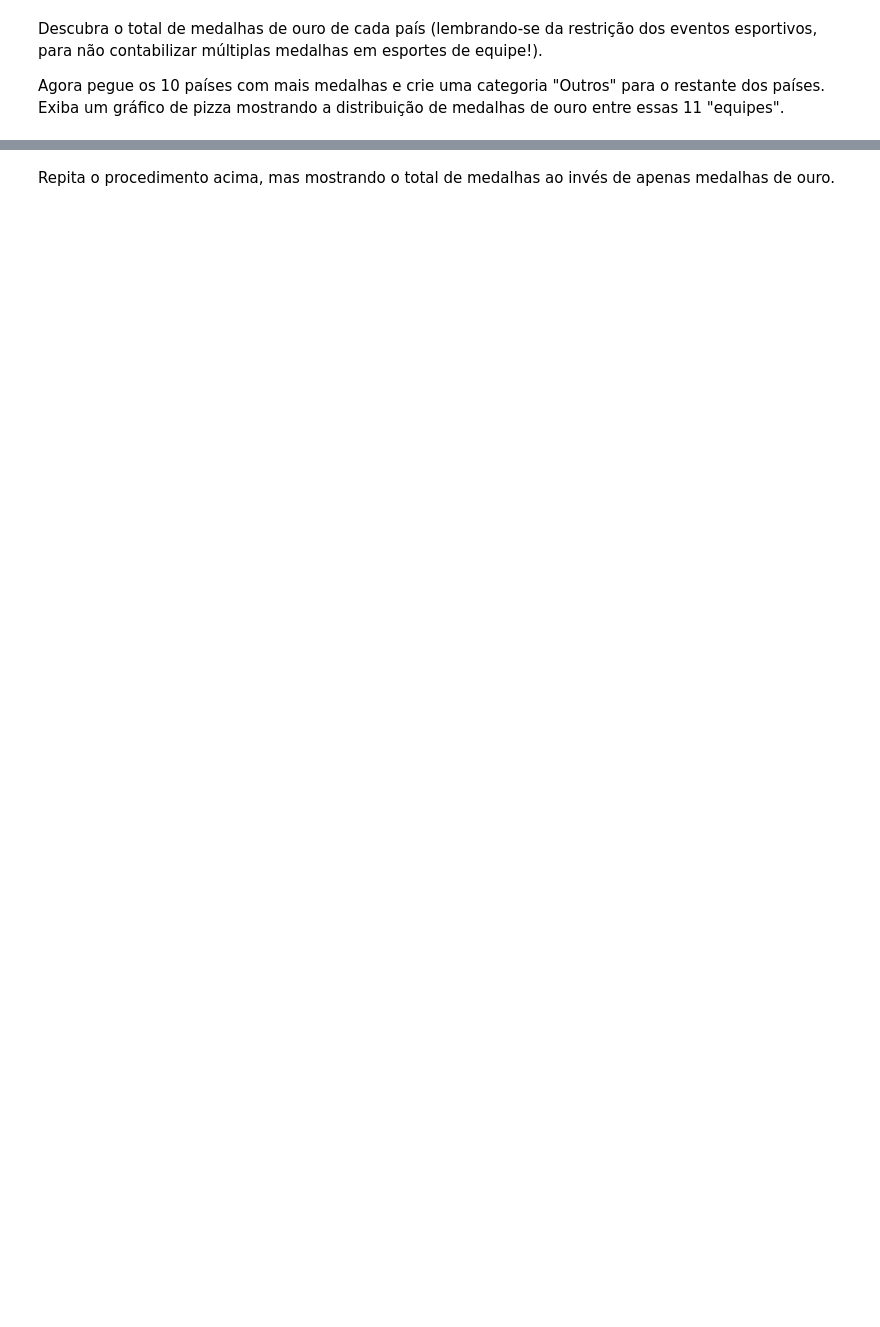
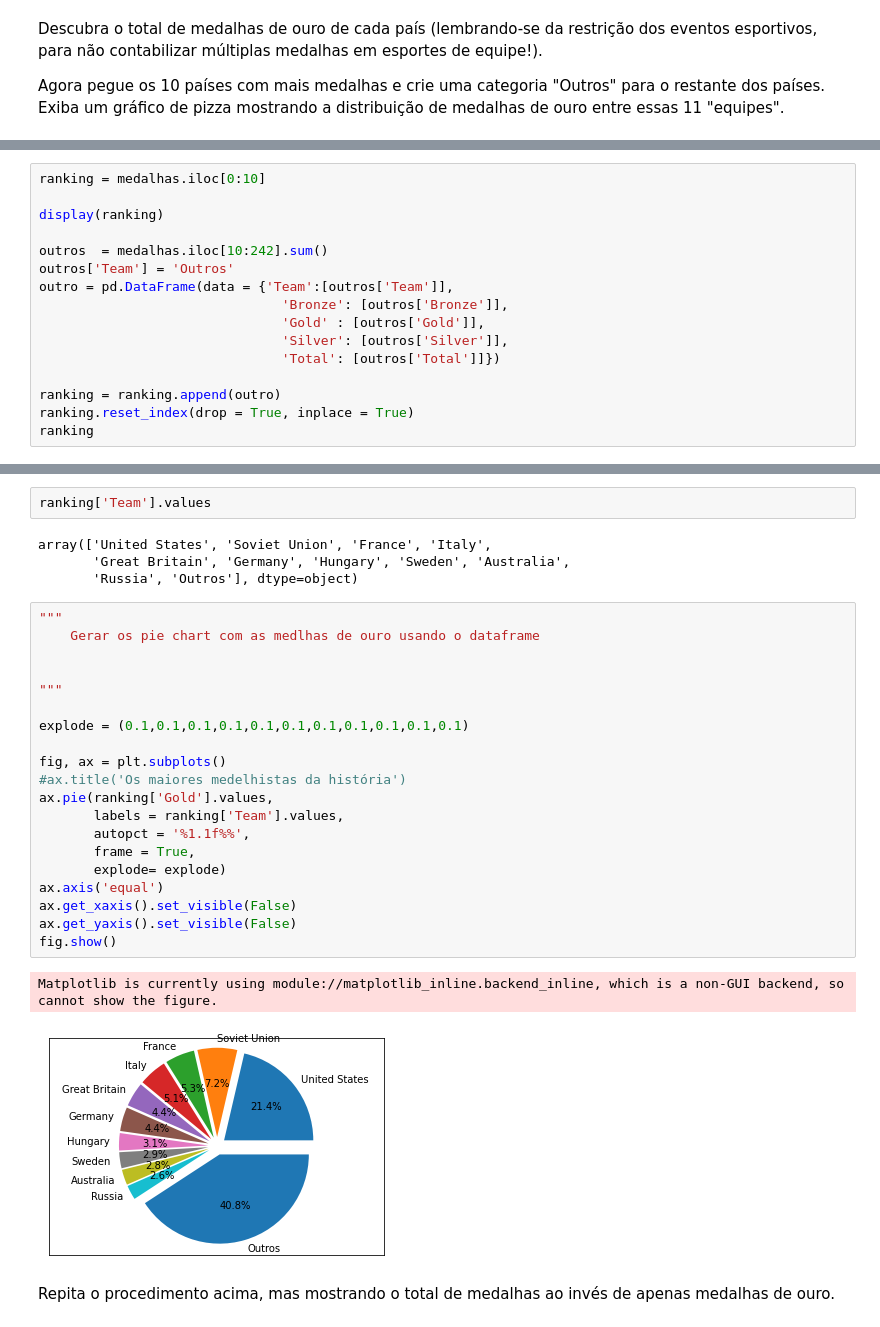
Before and after one commit to VictorBTaveira/Projeto-DataViz, a Jupyter notebook: Projeto_Dataviz.ipynb, the cells around one changed output, grey strips where cells are left out. Cells and saved outputs as stored; diff of their text form; blank space fills up the shorter version.

```diff
--- a/Projeto_Dataviz.ipynb
+++ b/Projeto_Dataviz.ipynb
@@ -579,0 +616,16 @@ Agora pegue os 10 países com mais medalhas e crie uma categoria "Outros" para o
+# %%
+ranking = medalhas.iloc[0:10]
+
+display(ranking)
+
+outros  = medalhas.iloc[10:242].sum()
+outros['Team'] = 'Outros'
+outro = pd.DataFrame(data = {'Team':[outros['Team']],
+                               'Bronze': [outros['Bronze']],
+                               'Gold' : [outros['Gold']],
+                               'Silver': [outros['Silver']],
+                               'Total': [outros['Total']]})
+
+ranking = ranking.append(outro)
+ranking.reset_index(drop = True, inplace = True)
+ranking
@@ -580,2 +658,31 @@ Agora pegue os 10 países com mais medalhas e crie uma categoria "Outros" para o
+# %%
+ranking['Team'].values
+# %% [output]
+array(['United States', 'Soviet Union', 'France', 'Italy',
+       'Great Britain', 'Germany', 'Hungary', 'Sweden', 'Australia',
+       'Russia', 'Outros'], dtype=object)
+# %%
+"""
+    Gerar os pie chart com as medlhas de ouro usando o dataframe
+
+
+"""
+
+explode = (0.1,0.1,0.1,0.1,0.1,0.1,0.1,0.1,0.1,0.1,0.1)
+
+fig, ax = plt.subplots()
+#ax.title('Os maiores medelhistas da história')
+ax.pie(ranking['Gold'].values,
+       labels = ranking['Team'].values,
+       autopct = '%1.1f%%',
+       frame = True,
+       explode= explode)
+ax.axis('equal')
+ax.get_xaxis().set_visible(False)
+ax.get_yaxis().set_visible(False)
+fig.show()
+# %% [output]
+Matplotlib is currently using module://matplotlib_inline.backend_inline, which is a non-GUI backend, so cannot show the figure.
+[figure, added]
 # %% [markdown]
 Repita o procedimento acima, mas mostrando o total de medalhas ao invés de apenas medalhas de ouro.
```
Also changed, not shown: parts of 8 cells of this notebook.
